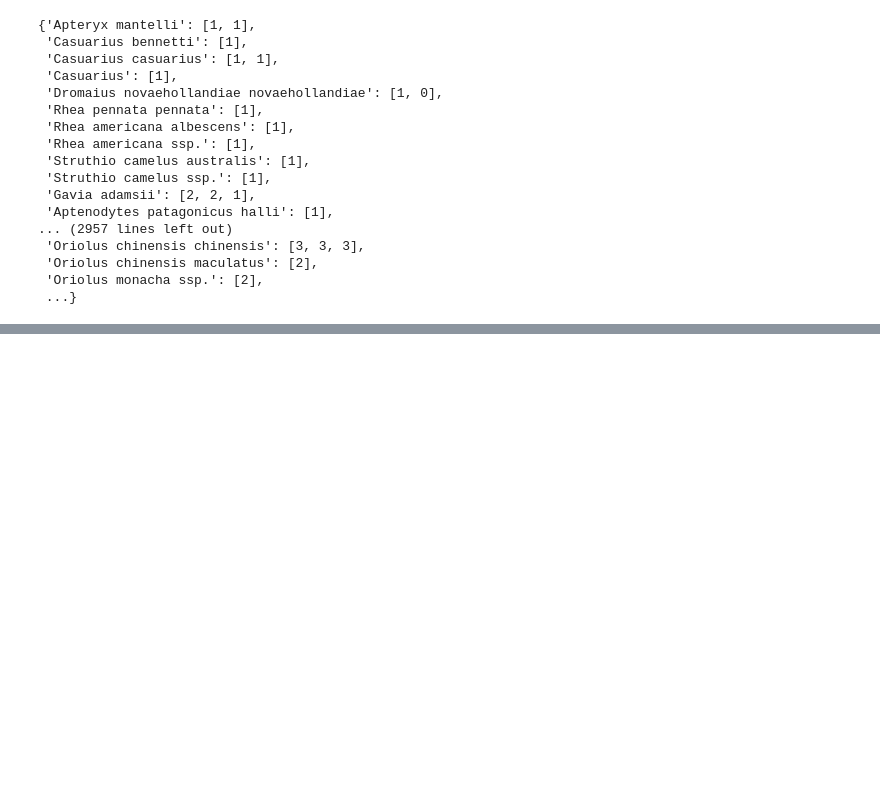
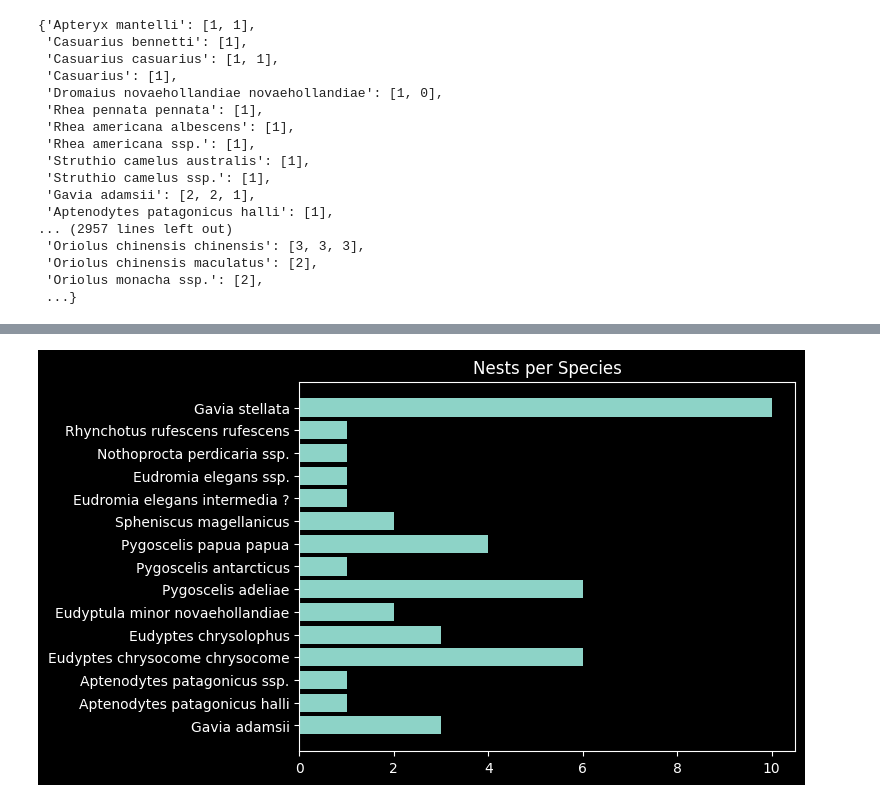
Before and after one commit to RomeBits/BirdEggSpecies, a Jupyter notebook: summary.ipynb, the cells around one changed output, grey strips where cells are left out. Saved outputs shown, nothing was run; the diff lists cells and outputs as text; code cells hidden in the pictures; blank space fills up the shorter version.

```diff
--- a/summary.ipynb
+++ b/summary.ipynb
@@ -66,5 +91,5 @@ stats
 # %%
 import json
 # %%
-with open('stats.json', 'w') as fp:
-    json.dump(stats, fp)
+with open('./data/stats.json', 'r') as fp:
+    stats = json.load(fp)
@@ -90,0 +115,8 @@ dump(obj, fp, *, skipkeys=False, ensure_ascii=True, check_circular=True, allow_n
+# %%
+plt.barh(list(stats.keys())[10:25], lengths[10:25])
+plt.figure(1, [5, 20]) # this line moved and figure size changed to suit data
+plt.tick_params(axis='both', which='minor', labelsize=1)
+plt.title("Nests per Species")
+plt.show()
+# %% [output]
+[figure, added]
```
Also changed, not shown: parts of 7 cells of this notebook.
